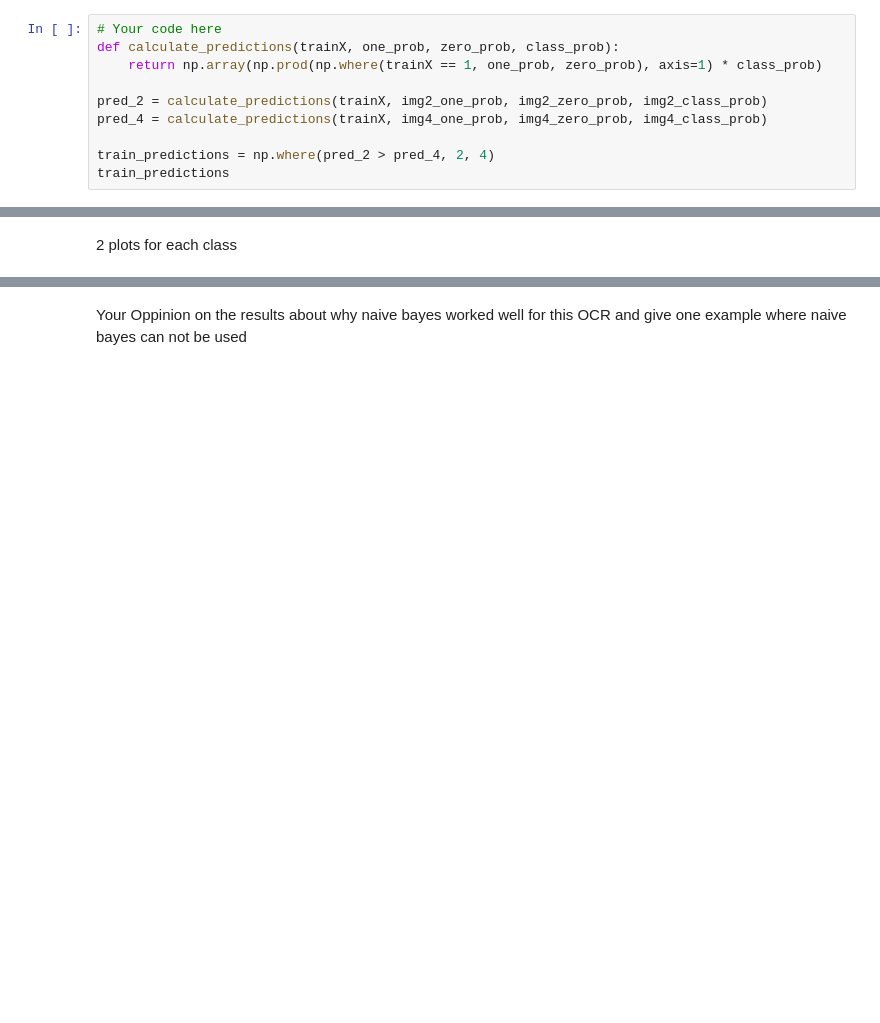
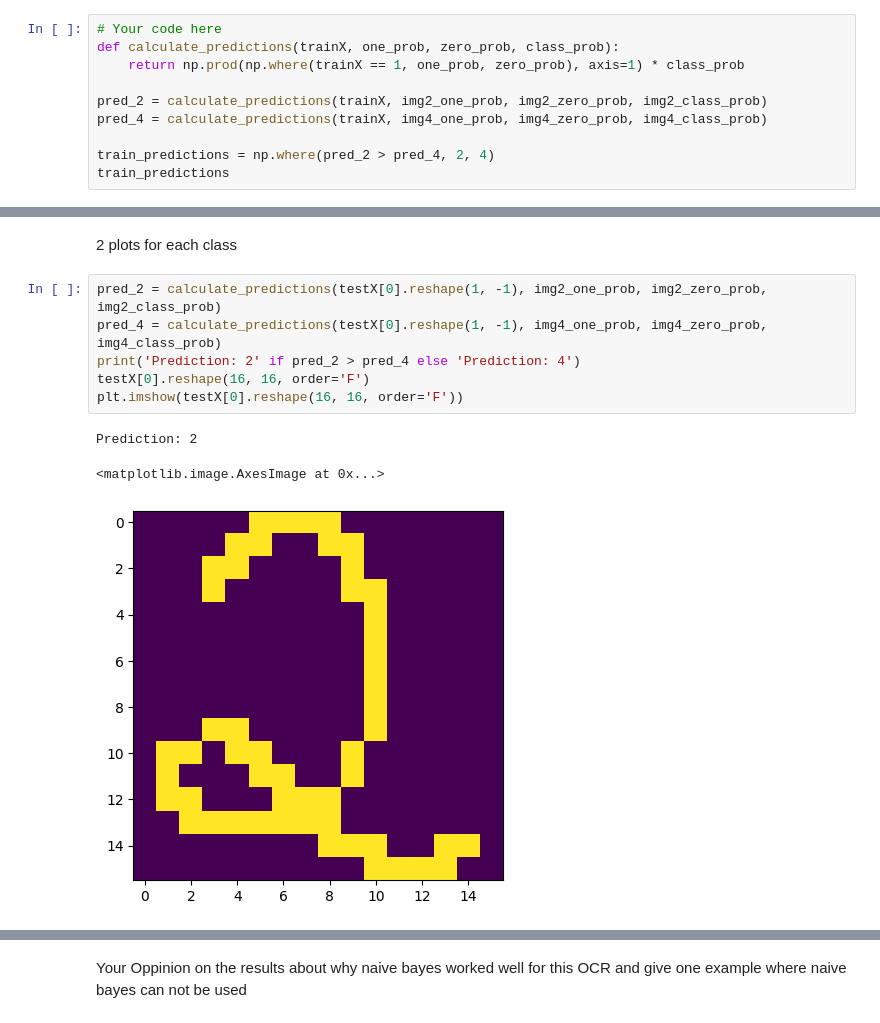
Before and after one commit to ANAS-TAAHIR/Assignments, a Jupyter notebook: Assignment 4 - OCR/OCR.ipynb, the cells around one changed output, grey strips where cells are left out. Drawn from its saved outputs; the diff is of its cells as text; blank space fills up the shorter version.

```diff
--- a/Assignment 4 - OCR/OCR.ipynb
+++ b/Assignment 4 - OCR/OCR.ipynb
@@ -150,7 +150,7 @@ img4_class_prob = 250/500
 # %%
 # Your code here
 def calculate_predictions(trainX, one_prob, zero_prob, class_prob):
-    return np.array(np.prod(np.where(trainX == 1, one_prob, zero_prob), axis=1) * class_prob)
+    return np.prod(np.where(trainX == 1, one_prob, zero_prob), axis=1) * class_prob
 
 pred_2 = calculate_predictions(trainX, img2_one_prob, img2_zero_prob, img2_class_prob)
 pred_4 = calculate_predictions(trainX, img4_one_prob, img4_zero_prob, img4_class_prob)
@@ -307,3 +308,13 @@ Expected Output <br>
 ### Plot your Test pixels/features in form of image to correctly identify whether our model is giving correct results
 # %% [markdown]
 2 plots for each class
+# %%
+pred_2 = calculate_predictions(testX[0].reshape(1, -1), img2_one_prob, img2_zero_prob, img2_class_prob)
+pred_4 = calculate_predictions(testX[0].reshape(1, -1), img4_one_prob, img4_zero_prob, img4_class_prob)
+print('Prediction: 2' if pred_2 > pred_4 else 'Prediction: 4')
+testX[0].reshape(16, 16, order='F')
+plt.imshow(testX[0].reshape(16, 16, order='F'))
+# %% [output]
+Prediction: 2
+<matplotlib.image.AxesImage at 0x...>
+[figure, added]
```
Also changed, not shown: parts of 5 cells of this notebook.
